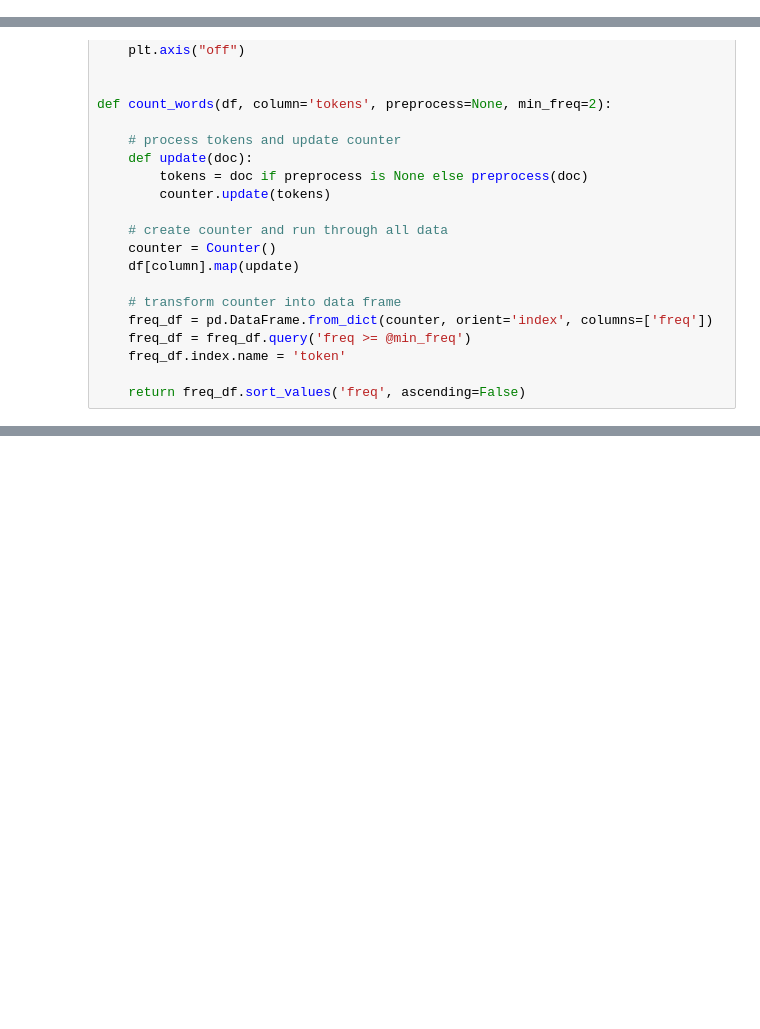
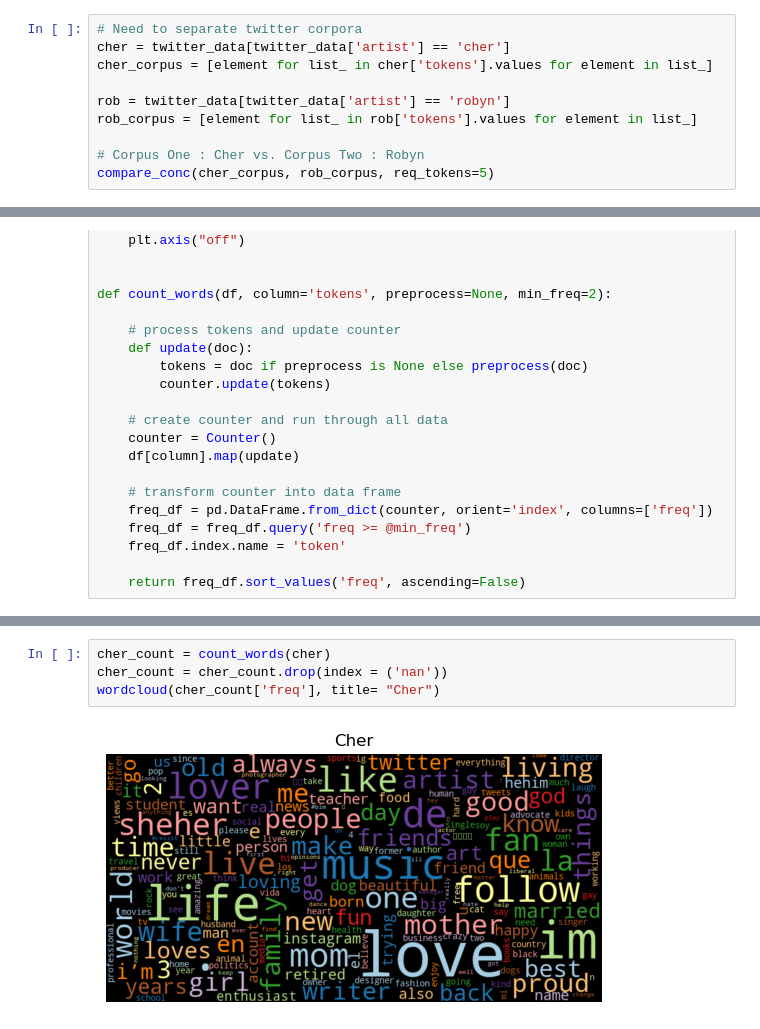
Before and after one commit to hunterblum/TextMiningWeek1, a Jupyter notebook: Week3/Group Comparison.ipynb, the cells around one changed output, grey strips where cells are left out. Cells and saved outputs as stored; diff of their text form; blank space fills up the shorter version.

```diff
--- a/Week3/Group Comparison.ipynb
+++ b/Week3/Group Comparison.ipynb
@@ -273,0 +393,10 @@ A:
+# %%
+# Need to separate twitter corpora
+cher = twitter_data[twitter_data['artist'] == 'cher']
+cher_corpus = [element for list_ in cher['tokens'].values for element in list_]
+
+rob = twitter_data[twitter_data['artist'] == 'robyn']
+rob_corpus = [element for list_ in rob['tokens'].values for element in list_]
+
+# Corpus One : Cher vs. Corpus Two : Robyn
+compare_conc(cher_corpus, rob_corpus, req_tokens=5)
@@ -325,0 +485,6 @@ A:
+# %%
+cher_count = count_words(cher)
+cher_count = cher_count.drop(index = ('nan'))
+wordcloud(cher_count['freq'], title= "Cher")
+# %% [output]
+[figure, added]
```
Also changed, not shown: parts of 25 cells of this notebook.
